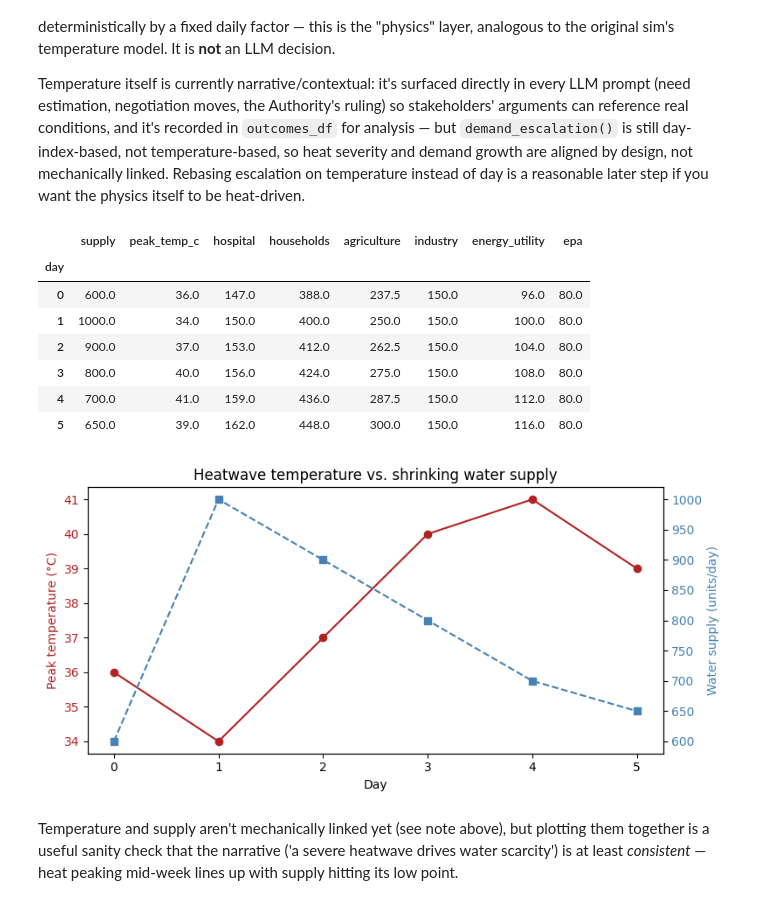
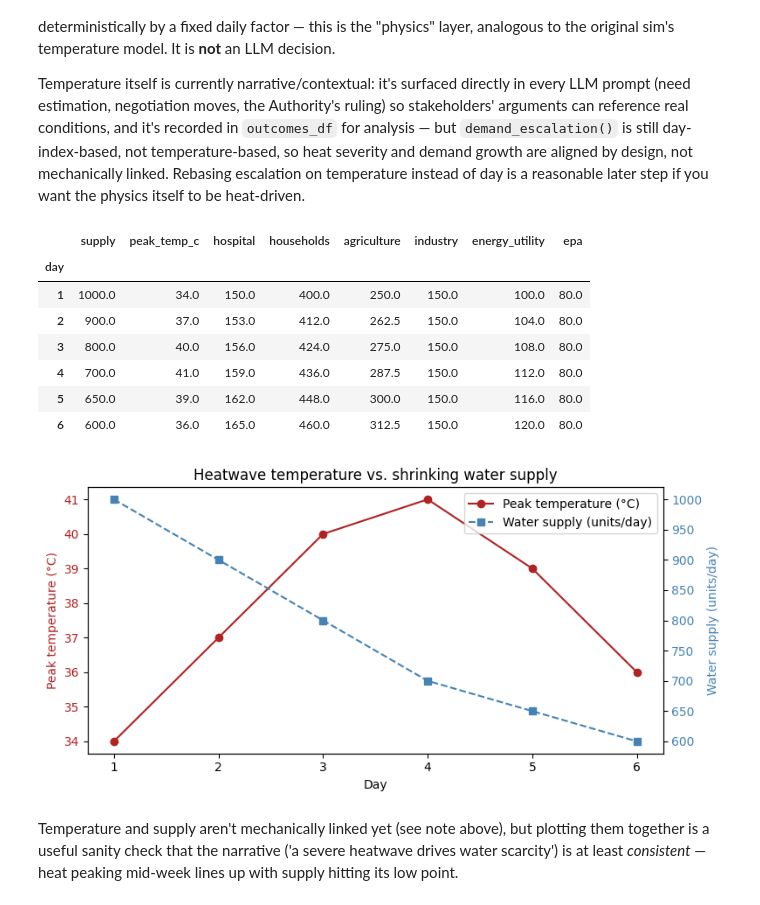
Before and after one commit to BhuvaneshWadhwani/heatwave-water-scarcity-simulation, a Jupyter notebook: water_scarcity_simulation.ipynb, the cells around one changed output. Drawn from its saved outputs; the diff is of its cells as text; code cells hidden in the pictures.

```diff
--- a/water_scarcity_simulation.ipynb
+++ b/water_scarcity_simulation.ipynb
@@ -62,7 +70,7 @@ Total daily supply shrinks over the heatwave while peak temperature rises and fa
 Temperature itself is currently narrative/contextual: it's surfaced directly in every LLM prompt (need estimation, negotiation moves, the Authority's ruling) so stakeholders' arguments can reference real conditions, and it's recorded in `outcomes_df` for analysis — but `demand_escalation()` is still day-index-based, not temperature-based, so heat severity and demand growth are aligned by design, not mechanically linked. Rebasing escalation on temperature instead of day is a reasonable later step if you want the physics itself to be heat-driven.
 # %%
 rows = []
-for day in range(sim.N_DAYS):
+for day in range(1, sim.N_DAYS + 1):
     row = {'day': day, 'supply': sim.total_supply(day), 'peak_temp_c': sim.total_temperature(day)}
     for sid in sim.DEMANDER_IDS:
         row[sid] = sim.demand_today(sid, day)
@@ -72,30 +80,34 @@ demand_df
 # %% [output]
 |  | supply | peak_temp_c | hospital | households | agriculture | industry | energy_utility | epa |
 | day |  |  |  |  |  |  |  |  |
-| 0 | 600.0 | 36.0 | 147.0 | 388.0 | 237.5 | 150.0 | 96.0 | 80.0 |
 | 1 | 1000.0 | 34.0 | 150.0 | 400.0 | 250.0 | 150.0 | 100.0 | 80.0 |
 | 2 | 900.0 | 37.0 | 153.0 | 412.0 | 262.5 | 150.0 | 104.0 | 80.0 |
 | 3 | 800.0 | 40.0 | 156.0 | 424.0 | 275.0 | 150.0 | 108.0 | 80.0 |
 | 4 | 700.0 | 41.0 | 159.0 | 436.0 | 287.5 | 150.0 | 112.0 | 80.0 |
 | 5 | 650.0 | 39.0 | 162.0 | 448.0 | 300.0 | 150.0 | 116.0 | 80.0 |
+| 6 | 600.0 | 36.0 | 165.0 | 460.0 | 312.5 | 150.0 | 120.0 | 80.0 |
 # %%
 fig, ax1 = plt.subplots(figsize=(8, 4))
 
-ax1.plot(demand_df.index, demand_df['peak_temp_c'], color='firebrick', marker='o', label='Peak temperature (°C)')
+line1, = ax1.plot(demand_df.index, demand_df['peak_temp_c'], color='firebrick', marker='o', label='Peak temperature (°C)')
 ax1.set_xlabel('Day')
 ax1.set_ylabel('Peak temperature (°C)', color='firebrick')
 ax1.tick_params(axis='y', labelcolor='firebrick')
 
 ax2 = ax1.twinx()
-ax2.plot(demand_df.index, demand_df['supply'], color='steelblue', marker='s', linestyle='--', label='Water supply (units)')
+line2, = ax2.plot(demand_df.index, demand_df['supply'], color='steelblue', marker='s', linestyle='--', label='Water supply (units/day)')
 ax2.set_ylabel('Water supply (units/day)', color='steelblue')
 ax2.tick_params(axis='y', labelcolor='steelblue')
+
+# Combined legend — needed because twinx() creates two separate axes,
+# so a plain ax.legend() only picks up lines from one of them.
+ax1.legend(handles=[line1, line2], loc='upper right')
 
 plt.title('Heatwave temperature vs. shrinking water supply')
 fig.tight_layout()
 plt.show()
 # %% [output]
-[figure, old version]
+[figure, new version]
 # %% [markdown]
 Temperature and supply aren't mechanically linked yet (see note above), but plotting them together is a useful sanity check that the narrative ('a severe heatwave drives water scarcity') is at least *consistent* — heat peaking mid-week lines up with supply hitting its low point.
 # %% [markdown]
```
Also changed, not shown: parts of 34 cells of this notebook, 4 other files.
